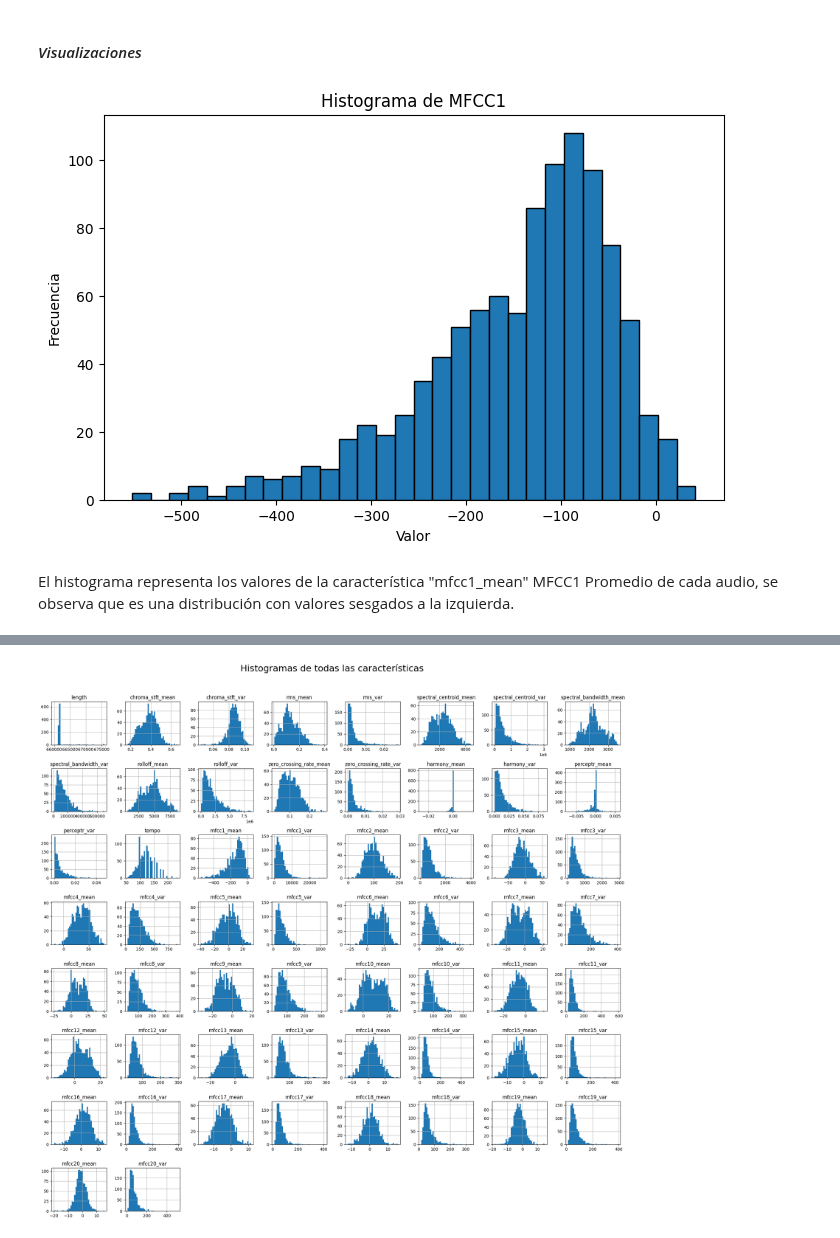
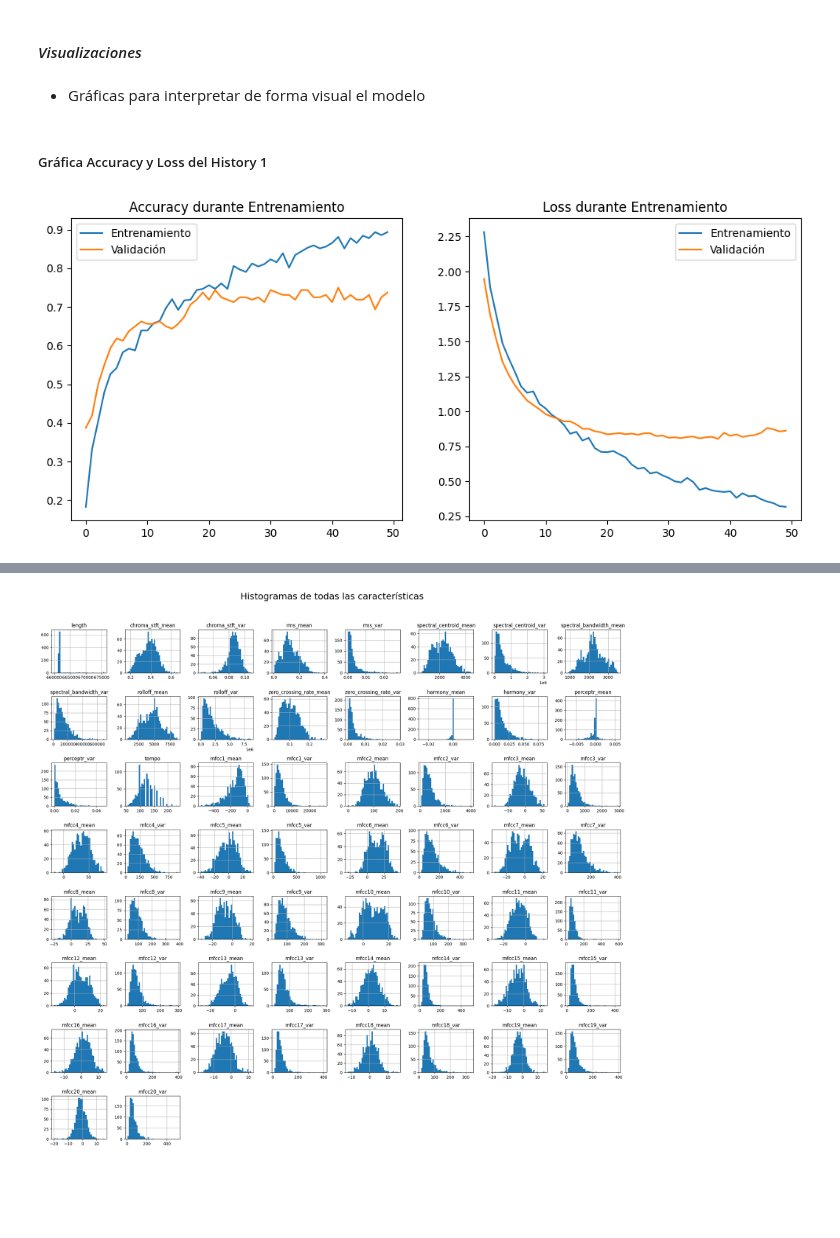
Before and after one commit to gdesirena/HyAIA_Repositorio_Clase, a Jupyter notebook: Proyecto_Final/Proyecto Final (Clasificación de Generos de Música).ipynb, the cells around one changed output, grey strips where cells are left out. Drawn from its saved outputs; the diff is of its cells as text; code cells hidden in the pictures; blank space fills up the shorter version.

```diff
--- a/Proyecto_Final/Proyecto Final (Clasificación de Generos de Música).ipynb
+++ b/Proyecto_Final/Proyecto Final (Clasificación de Generos de Música).ipynb
@@ -301,3 +343,7 @@ X_train, X_test, y_train, y_test = train_test_split(X, y_one_hot, test_size=0.2,
+# %%
+scaler = StandardScaler()
+X_train = scaler.fit_transform(X_train)
+X_test = scaler.transform(X_test)
 # %%
 X_train
 # %% [output]
@@ -342,0 +405,9 @@ Test shape: (200, 58)
+# %%
+model1 = Sequential([
+    Dense(128, activation='relu', input_shape=(X_train.shape[1],)), #Primera Capa Oculta 128 neuronas, múltiplo de 2
+    Dropout(0.3),
+    Dense(64, activation='relu'),   #Segunda Capa Oculta 64 neuronas
+    Dropout(0.3),
+    Dense(10, activation='softmax') #Capa final, 10 neuronas
+])
+model1.summary() #Línea proporcionada por compañera pra
@@ -387,0 +481,6 @@ model.compile(
+# %%
+model1.compile(
+    optimizer='adam', # el más recomendado para redes multicapas
+    loss='categorical_crossentropy', #la ideal si se usa softmax en la última capa y etiquetas one-hot
+    metrics=['accuracy'] #evalúa el rendimiento en términos de aciertos
+)
@@ -390,3 +530,3 @@ model.compile(
 # %%
-history = model.fit(X_train, y_train, epochs=30, batch_size=32, validation_split=0.2, callbacks=[early_stop])
+history1 = model1.fit(X_train, y_train, epochs=50, batch_size=32, validation_split=0.2, verbose=1)
 # %% [output]
@@ -474,14 +643,26 @@ Predicciones: [6 6 6 6 6]
 # %% [markdown]
 #### *Visualizaciones*
-# %%
-
-plt.figure(figsize=(8,5))
-plt.hist(df_f30['mfcc1_mean'], bins=30, edgecolor="black")
-plt.title("Histograma de MFCC1")
-plt.xlabel("Valor")
-plt.ylabel("Frecuencia")
-plt.show()
-# %% [output]
-[figure, removed]
-# %% [markdown]
-El histograma representa los valores de la característica "mfcc1_mean" MFCC1 Promedio de cada audio, se observa que es una distribución con valores sesgados a la izquierda.
+# %% [markdown]
+* Gráficas para interpretar de forma visual el modelo
+# %% [markdown]
+##### Gráfica Accuracy y Loss del History 1
+# %%
+#Accuracy
+plt.figure(figsize=(12,5))
+plt.subplot(1,2,1)
+plt.plot(history1.history['accuracy'], label='Entrenamiento')
+plt.plot(history1.history['val_accuracy'], label='Validación')
+plt.title('Accuracy durante Entrenamiento')
+plt.legend()
+
+
+#Loss
+plt.subplot(1,2,2)
+plt.plot(history1.history['loss'], label = 'Entrenamiento')
+plt.plot(history1.history['val_loss'], label = 'Validación')
+plt.title('Loss durante Entrenamiento')
+plt.legend()
+
+plt.show()
+# %% [output]
+[figure, added]
```
Also changed, not shown: parts of 81 cells of this notebook, 3 other files.
